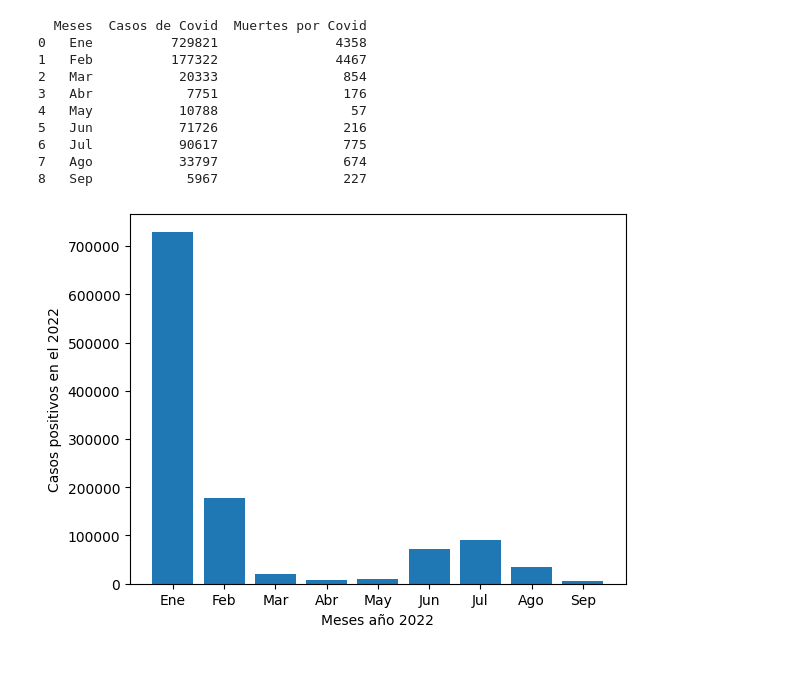
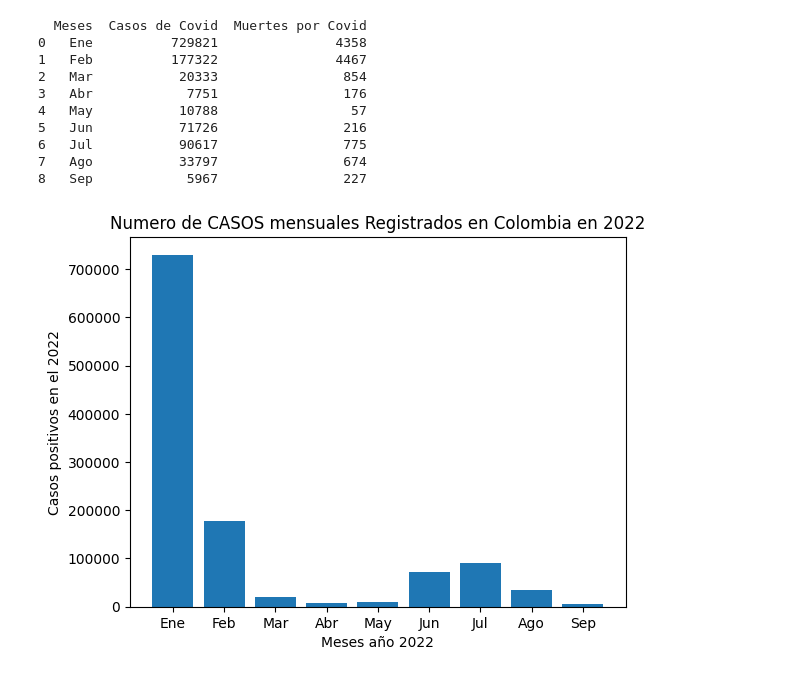
Before and after one commit to mdelacruz999/pythonProject, a Jupyter notebook: main.ipynb, the cells around one changed output. Drawn from its saved outputs; the diff is of its cells as text; code cells hidden in the pictures.

```diff
--- a/main.ipynb
+++ b/main.ipynb
@@ -337,10 +389,11 @@ print(casos_muertes_mes_2022)
 7   Ago           33797                674
 8   Sep            5967                227
 # %%
+plt.title("Numero de CASOS mensuales Registrados en Colombia en 2022")
 plt.bar(meses_2022,casos_por_mes_2022)
 plt.xlabel("Meses año 2022",fontdict=None)
 plt.ylabel("Casos positivos en el 2022",fontdict=None)
 
 plt.show()
 # %% [output]
-[figure, old version]
+[figure, new version]
```
Also changed, not shown: parts of 11 cells of this notebook, 1 other file.
